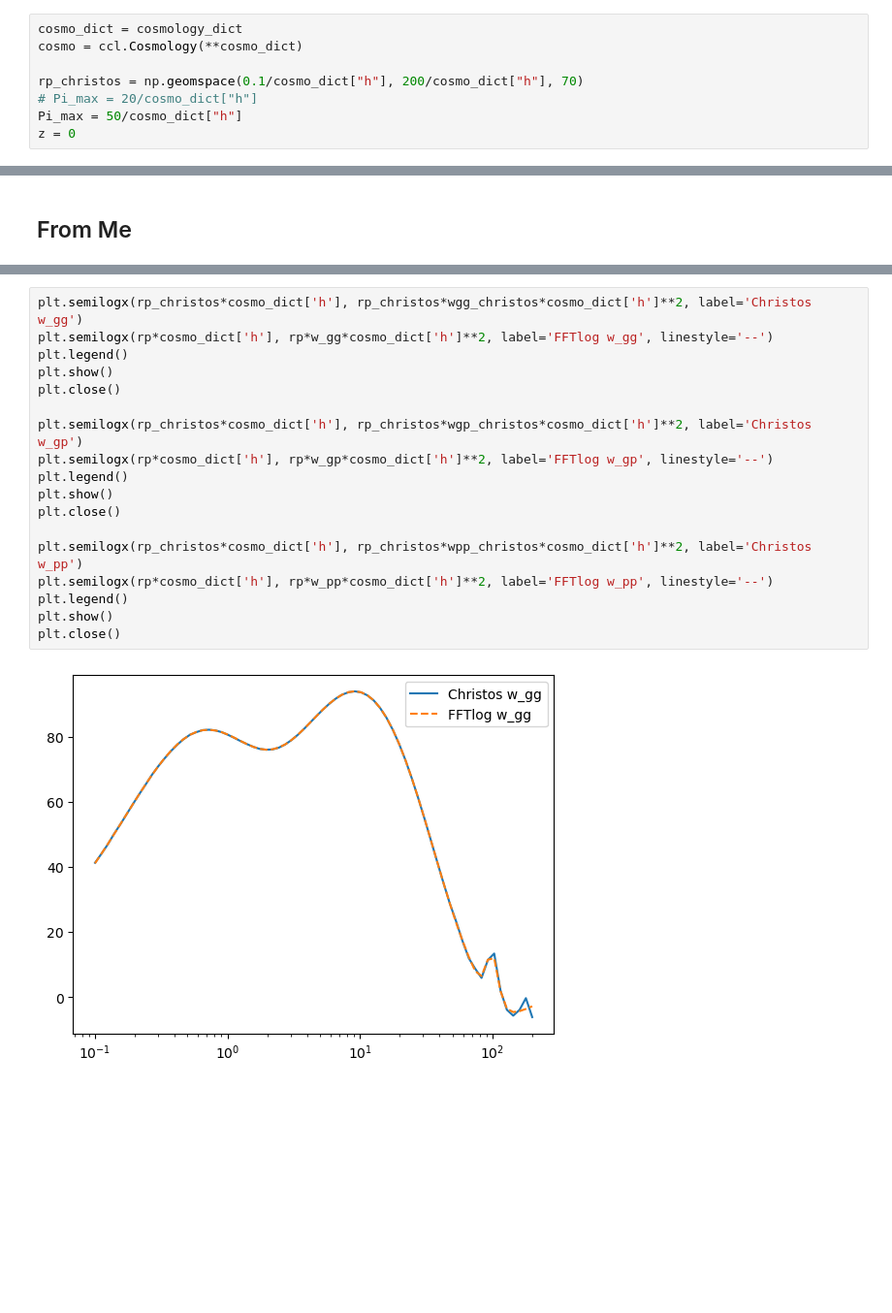
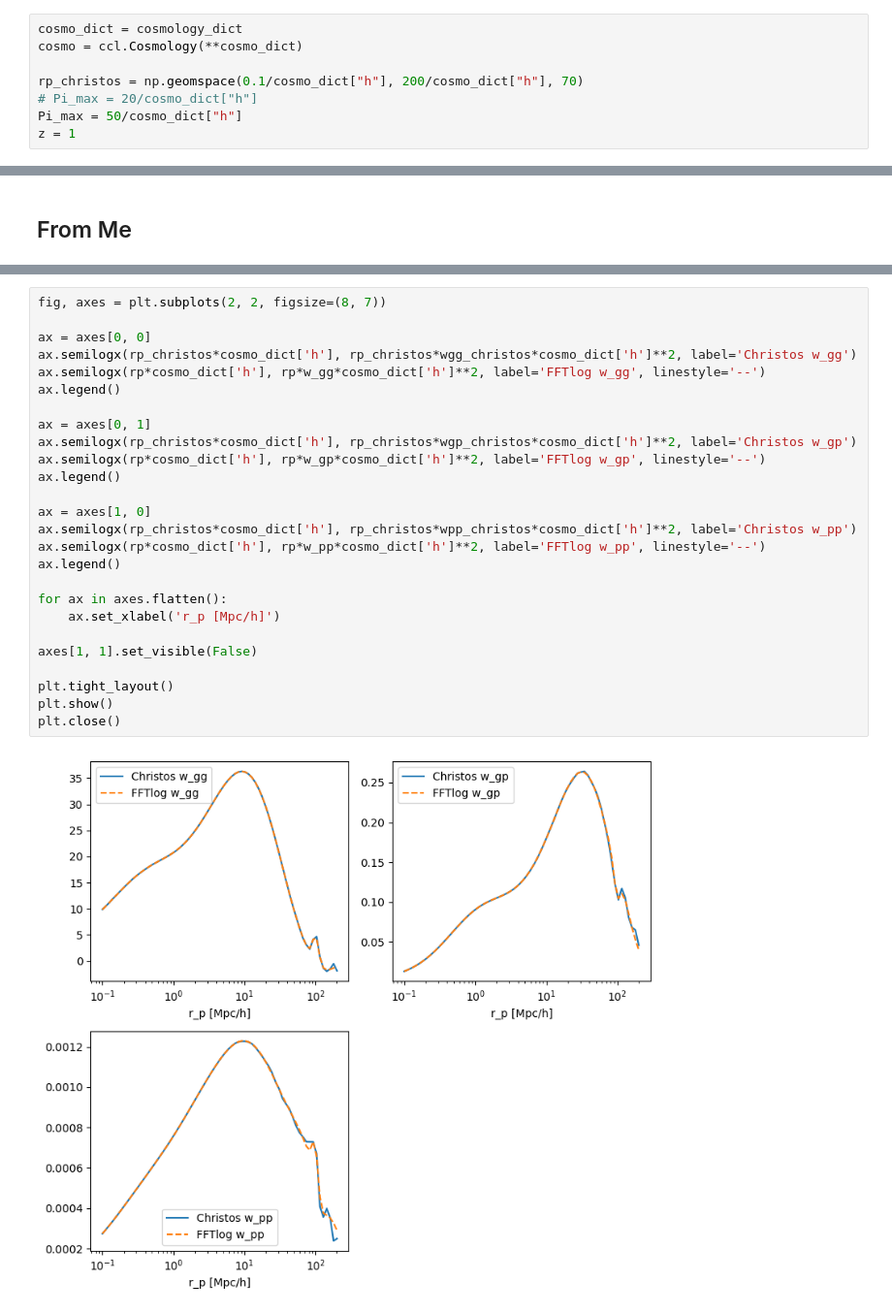
Before and after one commit to DennisNeumann97/GNAT, a Jupyter notebook: codebase_develop.ipynb, the cells around one changed output, grey strips where cells are left out. Shown at 97% size. Drawn from its saved outputs; the diff is of its cells as text; blank space fills up the shorter version.

```diff
--- a/codebase_develop.ipynb
+++ b/codebase_develop.ipynb
@@ -542,5 +550,5 @@ cosmo = ccl.Cosmology(**cosmo_dict)
 rp_christos = np.geomspace(0.1/cosmo_dict["h"], 200/cosmo_dict["h"], 70)
 # Pi_max = 20/cosmo_dict["h"]
 Pi_max = 50/cosmo_dict["h"]
-z = 0
+z = 1
 # %%
@@ -658,20 +612,28 @@ w_pp = (w_spin0 + w_spin4)/2
 # %%
-plt.semilogx(rp_christos*cosmo_dict['h'], rp_christos*wgg_christos*cosmo_dict['h']**2, label='Christos w_gg')
-plt.semilogx(rp*cosmo_dict['h'], rp*w_gg*cosmo_dict['h']**2, label='FFTlog w_gg', linestyle='--')
-plt.legend()
+fig, axes = plt.subplots(2, 2, figsize=(8, 7))
+
+ax = axes[0, 0]
+ax.semilogx(rp_christos*cosmo_dict['h'], rp_christos*wgg_christos*cosmo_dict['h']**2, label='Christos w_gg')
+ax.semilogx(rp*cosmo_dict['h'], rp*w_gg*cosmo_dict['h']**2, label='FFTlog w_gg', linestyle='--')
+ax.legend()
+
+ax = axes[0, 1]
+ax.semilogx(rp_christos*cosmo_dict['h'], rp_christos*wgp_christos*cosmo_dict['h']**2, label='Christos w_gp')
+ax.semilogx(rp*cosmo_dict['h'], rp*w_gp*cosmo_dict['h']**2, label='FFTlog w_gp', linestyle='--')
+ax.legend()
+
+ax = axes[1, 0]
+ax.semilogx(rp_christos*cosmo_dict['h'], rp_christos*wpp_christos*cosmo_dict['h']**2, label='Christos w_pp')
+ax.semilogx(rp*cosmo_dict['h'], rp*w_pp*cosmo_dict['h']**2, label='FFTlog w_pp', linestyle='--')
+ax.legend()
+
+for ax in axes.flatten():
+    ax.set_xlabel('r_p [Mpc/h]')
+
+axes[1, 1].set_visible(False)
+
+plt.tight_layout()
 plt.show()
 plt.close()
-
-plt.semilogx(rp_christos*cosmo_dict['h'], rp_christos*wgp_christos*cosmo_dict['h']**2, label='Christos w_gp')
-plt.semilogx(rp*cosmo_dict['h'], rp*w_gp*cosmo_dict['h']**2, label='FFTlog w_gp', linestyle='--')
-plt.legend()
-plt.show()
-plt.close()
-
-plt.semilogx(rp_christos*cosmo_dict['h'], rp_christos*wpp_christos*cosmo_dict['h']**2, label='Christos w_pp')
-plt.semilogx(rp*cosmo_dict['h'], rp*w_pp*cosmo_dict['h']**2, label='FFTlog w_pp', linestyle='--')
-plt.legend()
-plt.show()
-plt.close()
 # %% [output]
-[figure, old version]
+[figure, new version]
```
Also changed, not shown: parts of 7 cells of this notebook, 4 other files.
